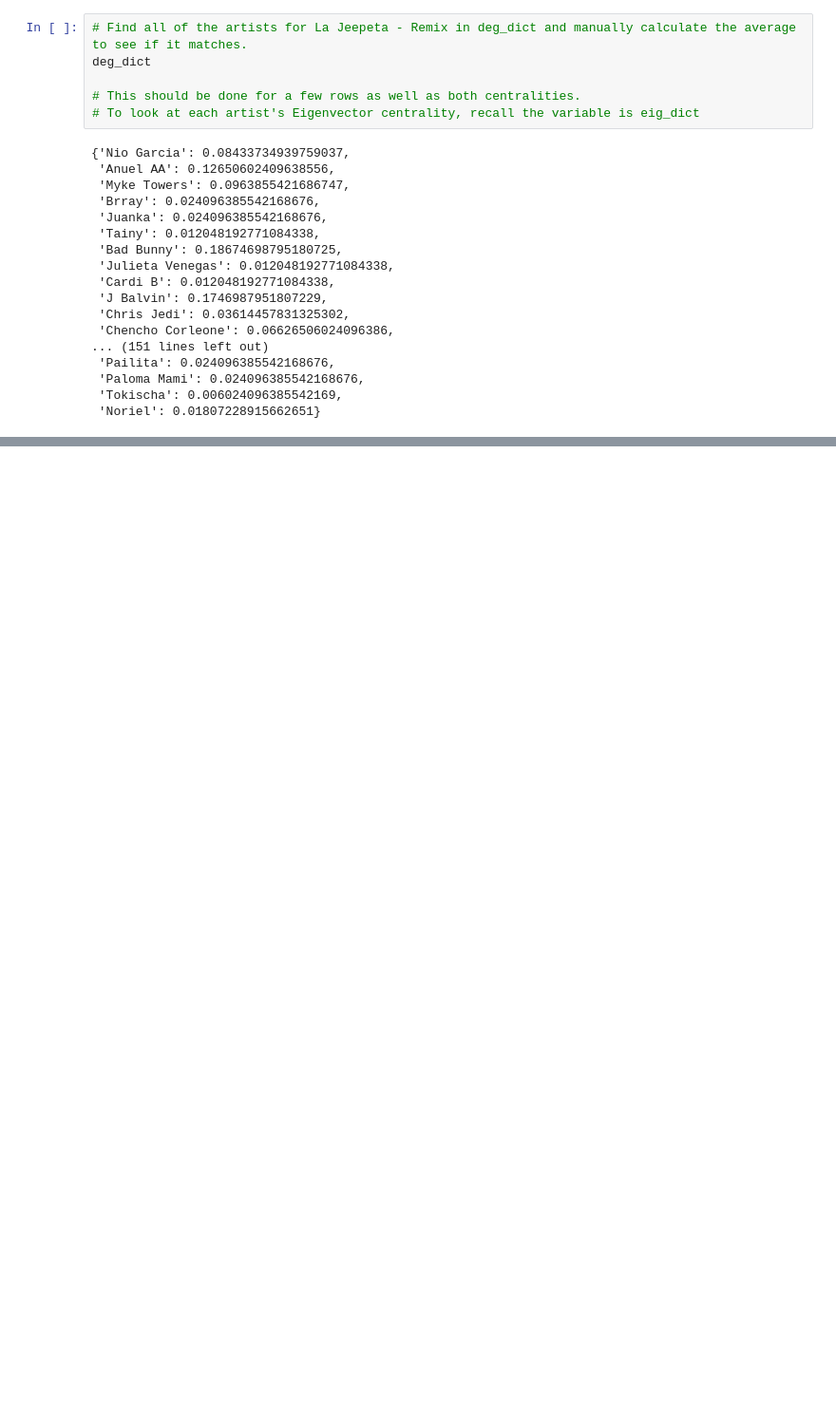
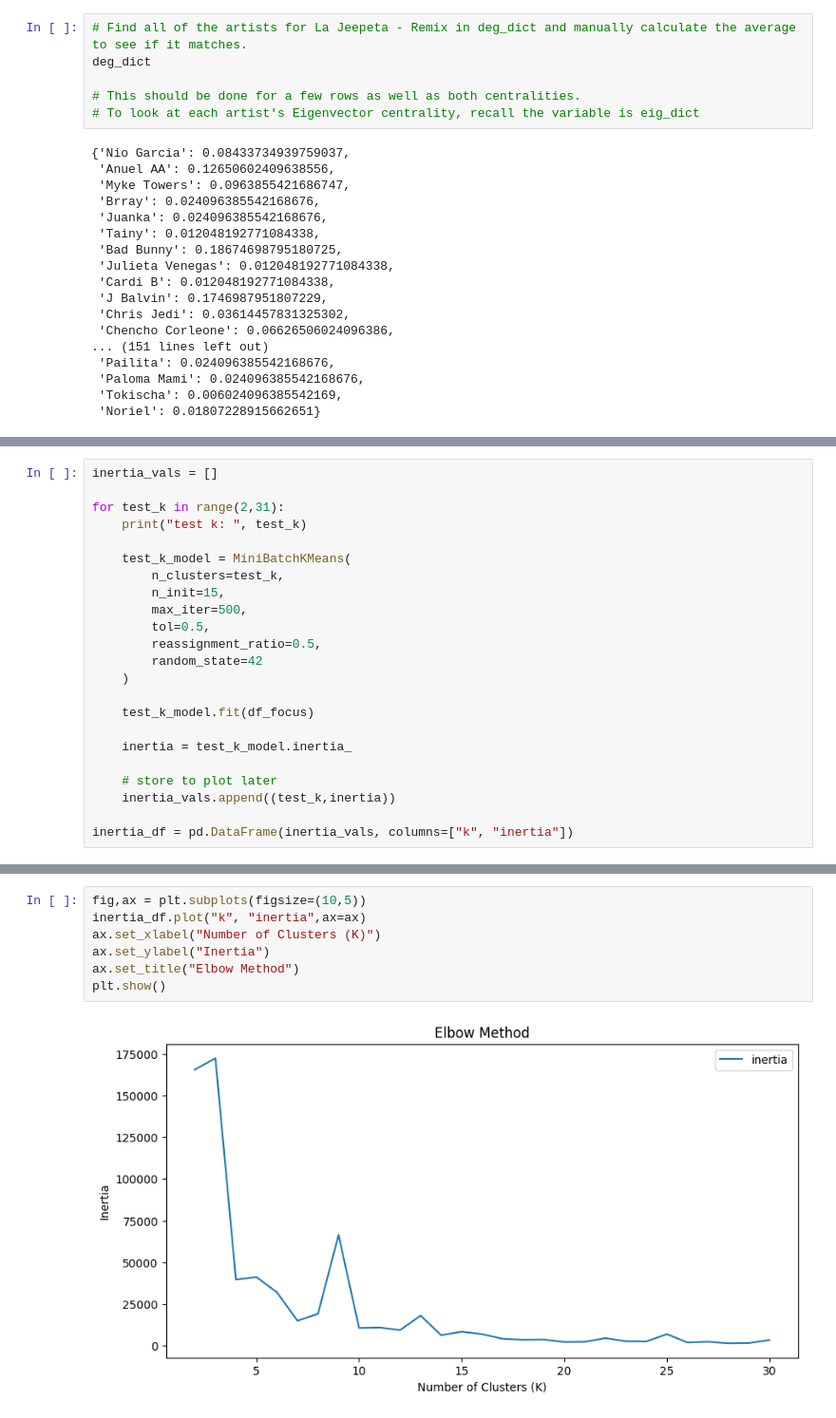
Before and after one commit to magkuette/Final-Project-INST414, a Jupyter notebook: g0003_final_project_inst414.ipynb, the cells around one changed output, grey strips where cells are left out. Shown: that part at 95% size. Saved outputs shown, nothing was run; the diff lists cells and outputs as text; blank space fills up the shorter version.

Commit message:
done clustering but might wanna check

```diff
--- a/g0003_final_project_inst414.ipynb
+++ b/g0003_final_project_inst414.ipynb
@@ -227,0 +228,23 @@ deg_dict
+# %%
+inertia_vals = []
+
+for test_k in range(2,31):
+    print("test k: ", test_k)
+
+    test_k_model = MiniBatchKMeans(
+        n_clusters=test_k,
+        n_init=15,
+        max_iter=500,
+        tol=0.5,
+        reassignment_ratio=0.5,
+        random_state=42
+    )
+
+    test_k_model.fit(df_focus)
+
+    inertia = test_k_model.inertia_
+
+    # store to plot later
+    inertia_vals.append((test_k,inertia))
+
+inertia_df = pd.DataFrame(inertia_vals, columns=["k", "inertia"])
@@ -227,0 +269,9 @@ deg_dict
+# %%
+fig,ax = plt.subplots(figsize=(10,5))
+inertia_df.plot("k", "inertia",ax=ax)
+ax.set_xlabel("Number of Clusters (K)")
+ax.set_ylabel("Inertia")
+ax.set_title("Elbow Method")
+plt.show()
+# %% [output]
+[figure, added]
```
Also changed, not shown: parts of 11 cells of this notebook.
